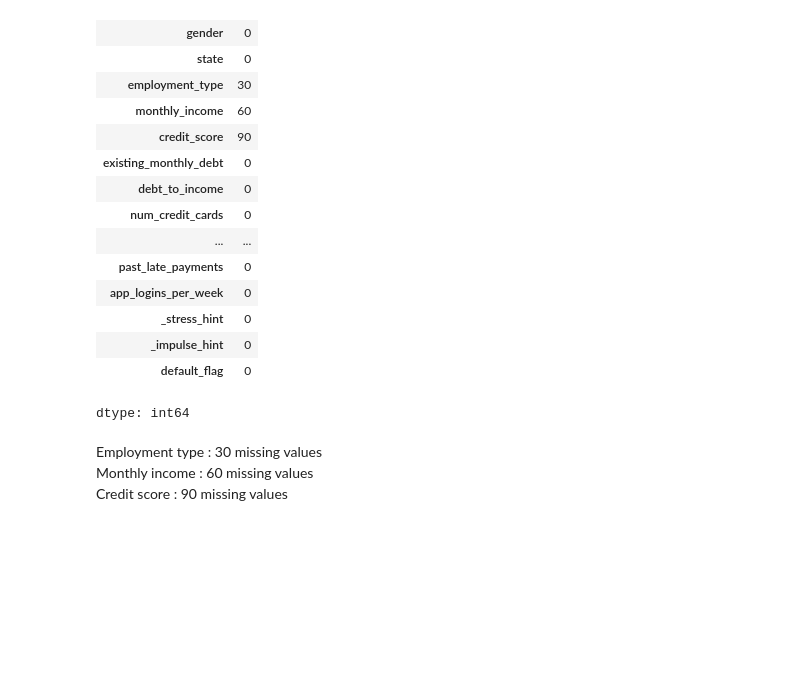
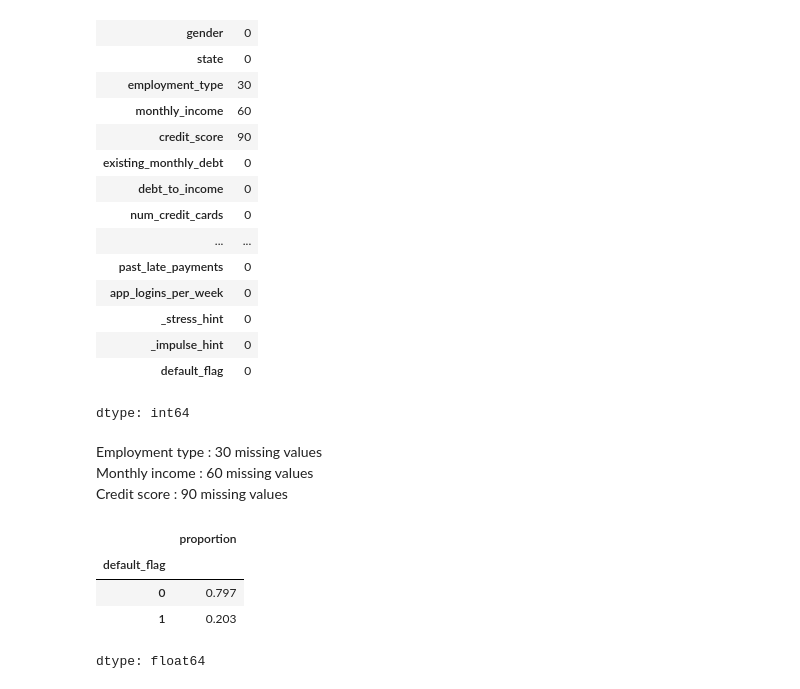
Before and after one commit to husn44/bnpl-default-prediction, a Jupyter notebook: notebooks/03_eda_preprocessing_C.ipynb, the cells around one changed output. Saved outputs shown, nothing was run; the diff lists cells and outputs as text; code cells hidden in the pictures; blank space fills up the shorter version.

```diff
--- a/notebooks/03_eda_preprocessing_C.ipynb
+++ b/notebooks/03_eda_preprocessing_C.ipynb
@@ -72,3 +72,12 @@ dtype: int64
 Employment type : 30 missing values
 Monthly income : 60 missing values
 Credit score : 90 missing values
+# %%
+# Check for default rate (target distribution)
+df["default_flag"].value_counts(normalize=True)
+# %% [output]
+|  | proportion |
+| default_flag |  |
+| 0 | 0.797 |
+| 1 | 0.203 |
+dtype: float64
```
Also changed, not shown: parts of 2 cells of this notebook.
